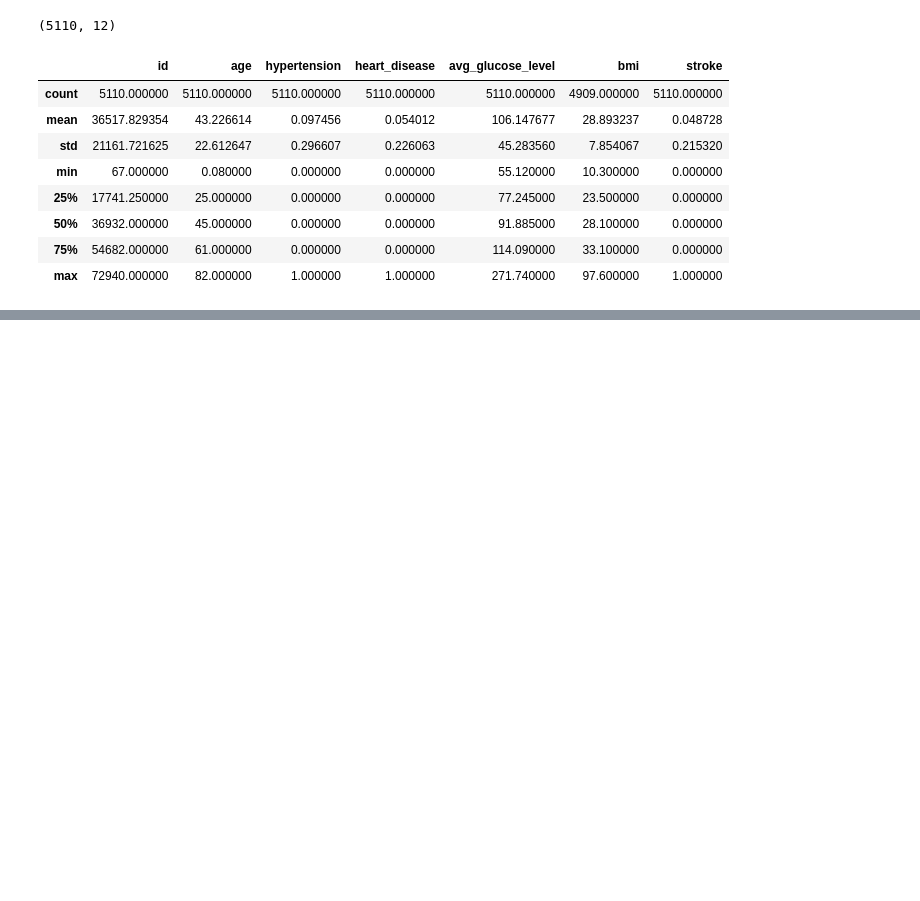
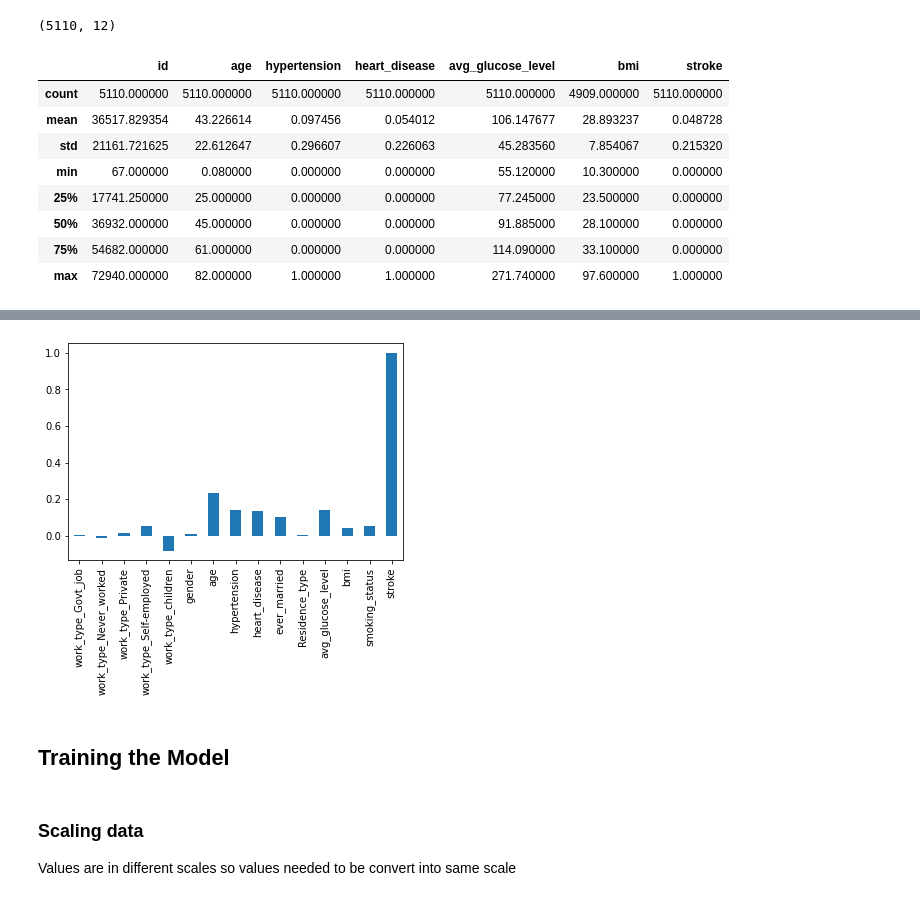
Before and after one commit to Rishy20/ML_Assignment2_IT19155944_IT19170244_IT19140544_IT19168500, a Jupyter notebook: ML Assignment 2.ipynb, the cells around one changed output, grey strips where cells are left out. Cells and saved outputs as stored; diff of their text form; code cells hidden in the pictures; blank space fills up the shorter version.

```diff
--- a/ML Assignment 2.ipynb
+++ b/ML Assignment 2.ipynb
@@ -47,0 +173,20 @@ df.describe()
+# %%
+# Replace 'ever_married' and 'Residence_type' with binary values
+
+replace_values = {
+  'ever_married': {
+    'No': 0,
+    'Yes': 1
+  },
+  'Residence_type': {
+    'Rural': 0,
+    'Urban': 1
+  }
+}
+
+df.replace(replace_values, inplace=True)
+# %%
+# Encode 'smoking_status' and 'gender' columns with numerical values using label encoding
+ord_enc = preprocessing.OrdinalEncoder()
+df[['gender', 'smoking_status']] = ord_enc.fit_transform(df[['gender', 'smoking_status']])
+df[['gender', 'smoking_status']].head()
@@ -47,0 +200,18 @@ df.describe()
+# %%
+# Keep backup of dataframe to maintain idempotency of the following cell
+df_bak = df
+# %%
+# Encode 'work_type' column with numerical values using one hot encoding
+
+transformer = make_column_transformer(
+  (preprocessing.OneHotEncoder(), ['work_type']),
+  remainder='passthrough',
+  verbose_feature_names_out=False
+)
+
+# Load backup dataframe to maintain idempotency
+df = df_bak
+
+transformed = transformer.fit_transform(df)
+df = pd.DataFrame(transformed, columns=transformer.get_feature_names_out())
+df.head()
@@ -47,0 +234,9 @@ df.describe()
+# %%
+#plotting the correlation between target variable and other columns
+Correlation=df.corrwith(df["stroke"])
+Correlation.plot(kind='bar')
+plt.show()
+# %% [output]
+[figure, added]
+# %% [markdown]
+## Training the Model
@@ -47,0 +246,3 @@ df.describe()
+# %% [markdown]
+### Scaling data
+Values are in different scales so values needed to be convert into same scale
```
Also changed, not shown: parts of 51 cells of this notebook.
